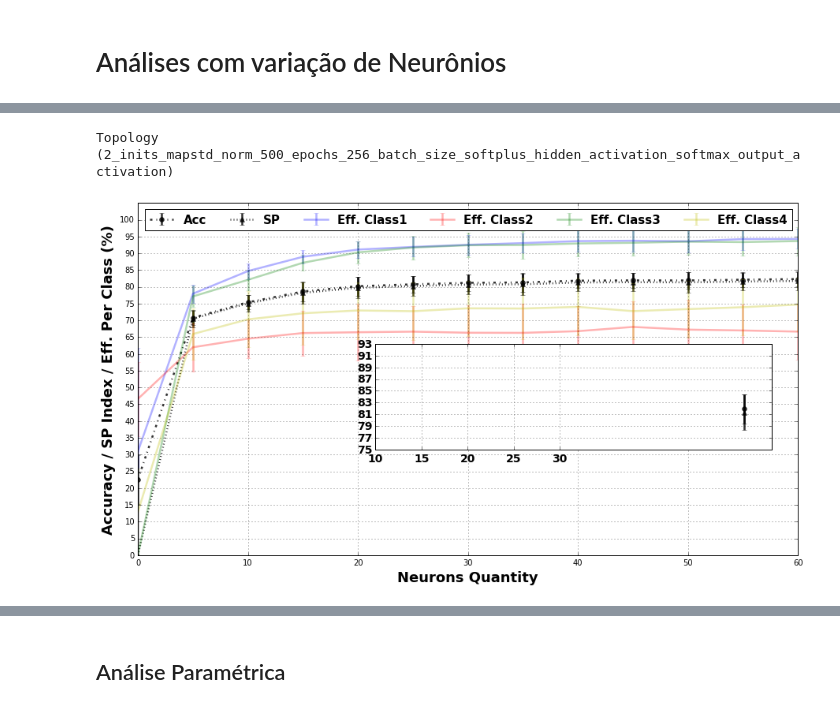
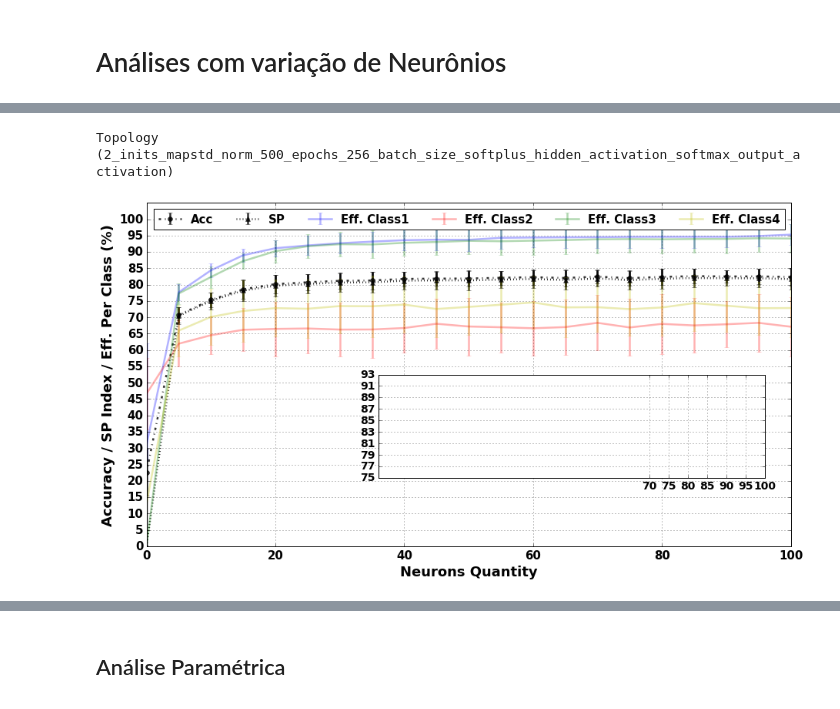
Before and after one commit to natmourajr/SonarAnalysis, a Jupyter notebook: Packages/Classification/NeuralNetwork/NeuralNetworkSonarClassification.ipynb, the cells around one changed output, grey strips where cells are left out. Cells and saved outputs as stored; diff of their text form; code cells hidden in the pictures.

```diff
--- a/Packages/Classification/NeuralNetwork/NeuralNetworkSonarClassification.ipynb
+++ b/Packages/Classification/NeuralNetwork/NeuralNetworkSonarClassification.ipynb
@@ -248,7 +262,8 @@ current_analysis = 'mse'
 
 analysis_file_name='%s/%s/%s_%s_neuron_number_sweep.jbl'%(results_path,analysis_str,analysis_name, current_analysis)
 
-#os.remove(analysis_file_name)
+if os.path.exists(analysis_file_name):
+    os.remove(analysis_file_name)
 
 if not os.path.exists(analysis_file_name):
     trn_params_folder='%s/%s/%s_trnparams.jbl'%(results_path,analysis_str,analysis_name)
@@ -270,7 +285,7 @@ if not os.path.exists(analysis_file_name):
     n_folds = 2
     CVO = trnparams.ClassificationFolds(folder=results_path,n_folds=n_folds,trgt=all_trgt,dev=development_flag)
 
-    neurons_mat = range(0,61,5)
+    neurons_mat = range(0,105,5)
 
     mse_mat = np.zeros([n_folds,len(neurons_mat)])
 
@@ -314,7 +329,7 @@ if not os.path.exists(analysis_file_name):
                                             dev=development_flag)
             model = load_model(file_name)
             output = model.predict(norm_data)
-            mse = metrics.mean_squared_error(trgt_sparse[test_id,:], np.round(output))
+            mse = sklearn.metrics.mean_squared_error(trgt_sparse[test_id,:], np.round(output))
             mse_mat[ifold,ineuron] = mse
 
     joblib.dump([mse_mat,neurons_mat],analysis_file_name,compress=9)
@@ -359,7 +390,8 @@ current_analysis = 'accuracy_sp_index_effiencyPerClass'
 
 analysis_file_name='%s/%s/%s_%s_neuron_number_sweep.jbl'%(results_path,analysis_str,analysis_name,current_analysis)
 
-#os.remove(analysis_file_name)
+if os.path.exists(analysis_file_name):
+    os.remove(analysis_file_name)
 
 # Check if the analysis has already been done
 if not os.path.exists(analysis_file_name):
@@ -382,7 +414,7 @@ if not os.path.exists(analysis_file_name):
     params_str = trn_params.get_params_str()
 
     # Choose how many points to be displayed in the plot
-    neurons_mat = range(0,65,5)
+    #neurons_mat = range(0,65,5)
 
     n_folds = len(CVO)
 
@@ -489,41 +521,42 @@ ax.set_xlabel('Neurons Quantity',fontsize=18,weight='bold')
 ax.set_ylabel('Accuracy / SP Index / Eff. Per Class (%)',fontsize=18,weight='bold')
 ax.set_ylim([0, 105])
 ax.set_yticks(range(0,105,5))
 
 ax.grid()
 
 # Set legend box location
 ax.legend(loc='upper right', ncol=6)
 
 # Subplot in the bigger plot
 # It is used to give emphasis in points of some range
 # These are in unitless percentages of the figure size. (0,0 is bottom left)
-rect = [0.36, 0.3, 0.6, 0.3] #x_location, y_location, width, height
+rect = [0.36, 0.2, 0.6, 0.3] #x_location, y_location, width, height
 
 ax1 = FunctionsDataVisualization.add_subplot_axes(ax,rect)
 
 # Plot SP index
-ax1.errorbar(neurons_mat[10:40:5],np.mean(sp_index_mat[:,10:40:5],axis=0),
-            np.std(sp_index_mat[:,10:40:5],axis=0),fmt='^:',
+ax1.errorbar(neurons_mat[70:105:5],np.mean(sp_index_mat[:,70:105:5],axis=0),
+            np.std(sp_index_mat[:,70:105:5],axis=0),fmt='^:',
             color='k',alpha=0.8,linewidth=2.5)
 # Plot Accuracy
-ax1.errorbar(neurons_mat[10:40:5],np.mean(acc_mat[:,10:40:5],axis=0),
-            np.std(acc_mat[:,10:40:5],axis=0),fmt='o-',
+ax1.errorbar(neurons_mat[70:105:5],np.mean(acc_mat[:,70:105:5],axis=0),
+            np.std(acc_mat[:,70:105:5],axis=0),fmt='o-',
             color='k',alpha=0.8,linewidth=2.5)
 
 ax1.set_yticks(range(75,100,2))
 ax1.set_yticklabels(range(75,100,2), fontsize=14)
-ax1.set_xticks(range(10,31,5))
-ax1.set_xticklabels(range(10,40,5), fontsize=14)
+
+ax1.set_xticks(range(70,105,5))
+ax1.set_xticklabels(range(70,105,5), fontsize=14)
 ax1.set_ylim([75,93])
 ax1.grid()
 
 # Save the figure
 plt.savefig(pict_results_path+'/'+current_analysis+'_'+trn_params.get_params_str()+'.pdf')
 print "Topology (%s)"%trn_params.get_params_str()
 # %% [output]
 Topology (2_inits_mapstd_norm_500_epochs_256_batch_size_softplus_hidden_activation_softmax_output_activation)
-[figure, old version]
+[figure, new version]
 # %%
 # Confusion Matrix
 
```
Also changed, not shown: parts of 6 cells of this notebook, 12 other files.
